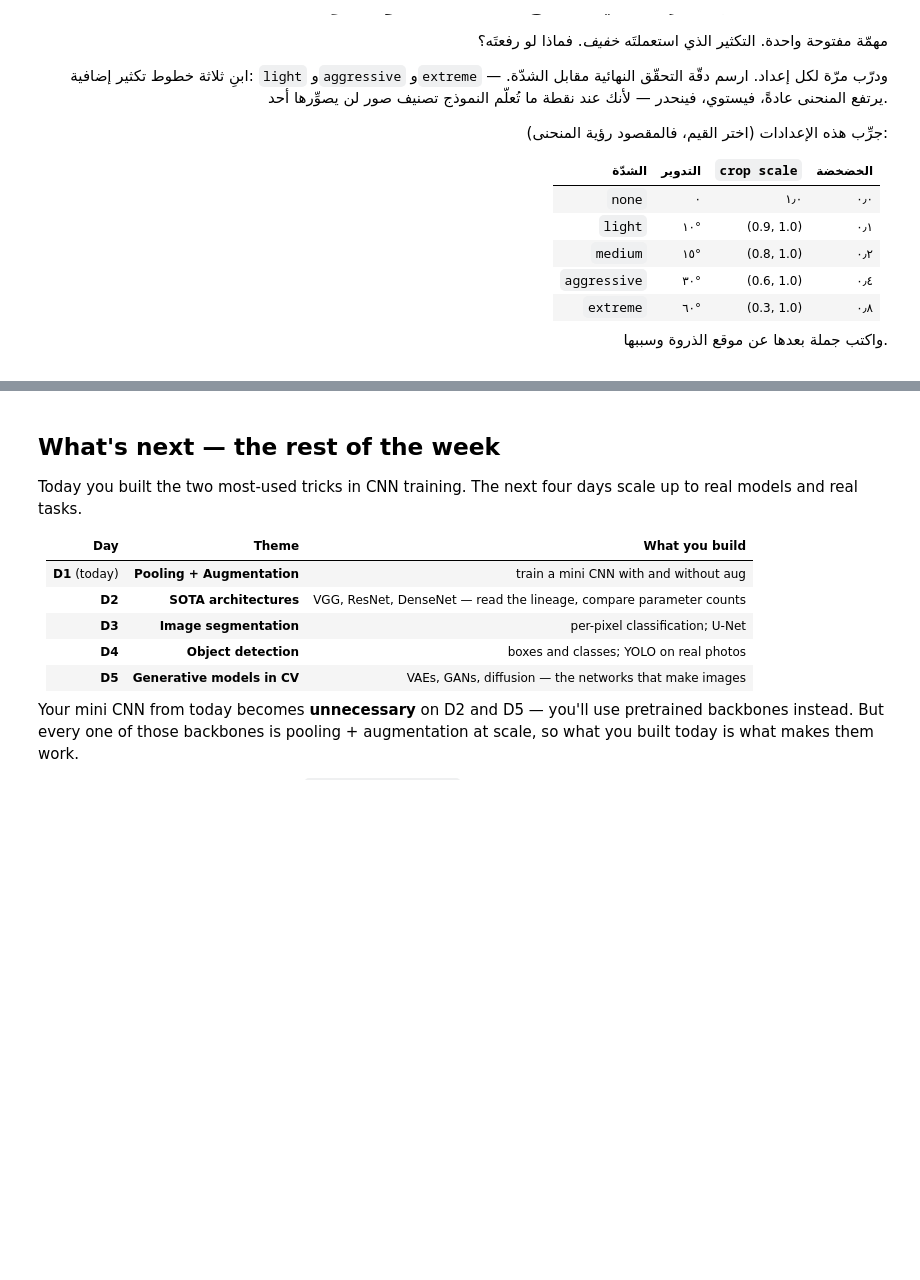
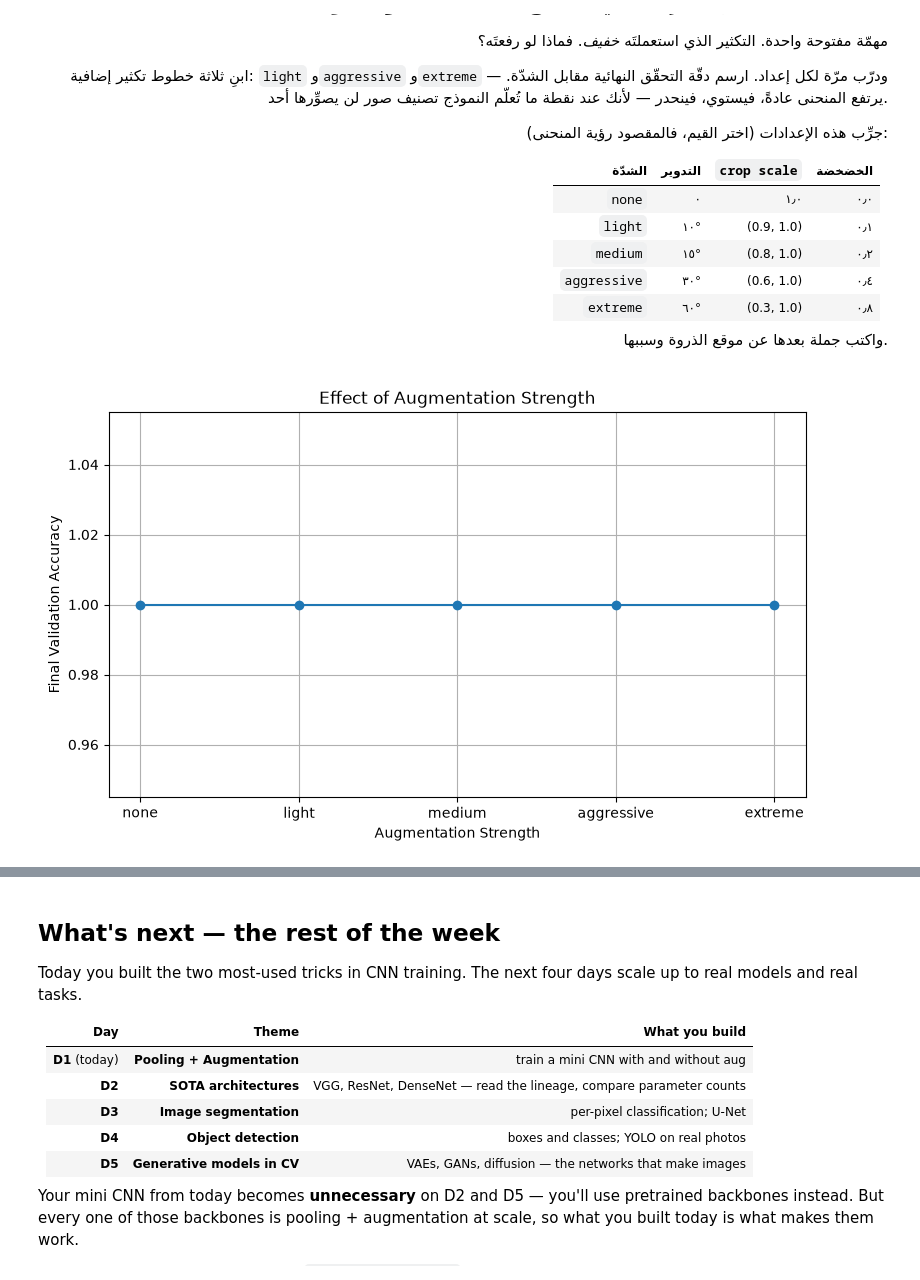
Before and after one commit to DMN83/AIEP_Olo_student, a Jupyter notebook: week_4_cnn_finetuning/labs/D1_pool_aug/D1_pool_aug_blank.ipynb, the cells around one changed output, grey strips where cells are left out. Cells and saved outputs as stored; diff of their text form; code cells hidden in the pictures; blank space fills up the shorter version.

```diff
--- a/week_4_cnn_finetuning/labs/D1_pool_aug/D1_pool_aug_blank.ipynb
+++ b/week_4_cnn_finetuning/labs/D1_pool_aug/D1_pool_aug_blank.ipynb
@@ -1720,15 +1860,99 @@ Write one sentence afterwards on where the peak sat and why.
 # %%
 # ────────────────────────────────────────────────────────────────────
 # 1) Loop over the five settings; build a transform per setting.
 # 2) Call run_training() for each (will take ~5x the baseline time).
 # 3) Plot settings on x-axis, final val accuracy on y-axis.
 # 4) None is the baseline you already ran — reuse the number.
 #
 # ١) كرِّر على الإعدادات الخمسة؛ ابنِ تحويلًا لكل إعداد.
 # ٢) نادِ `run_training()` لكلٍّ منها (ستأخذ نحو ٥× زمن الأساس).
 # ٣) ارسم الإعدادات على المحور الأفقيّ ودقّة التحقّق النهائية على الرأسيّ.
 # ٤) `none` هي الأساس الذي شغّلته أصلًا — فأعد استعمال رقمه.
 # ────────────────────────────────────────────────────────────────────
 
 # TODO: Build five transforms with the strengths above and train once per setting.
 # مهمة: ابنِ خمسة تحويلات بالشدّات أعلاه ودرّب مرّة لكل إعداد.
+
+# TODO: Build five transforms with the strengths above and train once per setting.
+# مهمة: ابنِ خمسة تحويلات بالشدّات أعلاه ودرّب مرّة لكل إعداد.
+
+
+settings = {
+    "none": {
+        "rotation": 0,
+        "scale": (1.0, 1.0),
+        "jitter": 0.0
+    },
+    "light": {
+        "rotation": 10,
+        "scale": (0.9, 1.0),
+        "jitter": 0.1
+    },
+    "medium": {
+        "rotation": 15,
+        "scale": (0.8, 1.0),
+        "jitter": 0.2
+    },
+    "aggressive": {
+        "rotation": 30,
+        "scale": (0.6, 1.0),
+        "jitter": 0.4
+    },
+    "extreme": {
+        "rotation": 60,
+        "scale": (0.3, 1.0),
+        "jitter": 0.8
+    }
+}
+
+final_val_accuracies = {}
+
+# Reuse the baseline result for "none"
+final_val_accuracies["none"] = baseline_val[-1]
+
+for name, config in settings.items():
+
+    if name == "none":
+        continue
+
+    transform = transforms.Compose([
+        transforms.Resize((160, 160)),
+        transforms.RandomHorizontalFlip(p=0.5),
+        transforms.RandomRotation(config["rotation"]),
+        transforms.RandomResizedCrop(
+            size=(160, 160),
+            scale=config["scale"]
+        ),
+        transforms.ColorJitter(
+            brightness=config["jitter"],
+            contrast=config["jitter"]
+        ),
+        transforms.ToTensor(),
+        transforms.Normalize(
+            mean=IMAGENET_MEAN,
+            std=IMAGENET_STD
+        )
+    ])
+
+    train_accs, val_accs, elapsed = run_training(transform)
+
+    final_val_accuracies[name] = val_accs[-1]
+
+
+names = list(final_val_accuracies.keys())
+accuracies = list(final_val_accuracies.values())
+
+plt.figure(figsize=(9, 5))
+plt.plot(names, accuracies, marker="o")
+
+plt.xlabel("Augmentation Strength")
+plt.ylabel("Final Validation Accuracy")
+plt.title("Effect of Augmentation Strength")
+plt.grid(True)
+
+plt.show()
+
+for name, accuracy in final_val_accuracies.items():
+    print(f"{name}: {accuracy:.3f}")
+# %% [output]
+[figure, added]
```
Also changed, not shown: parts of 8 cells of this notebook.
